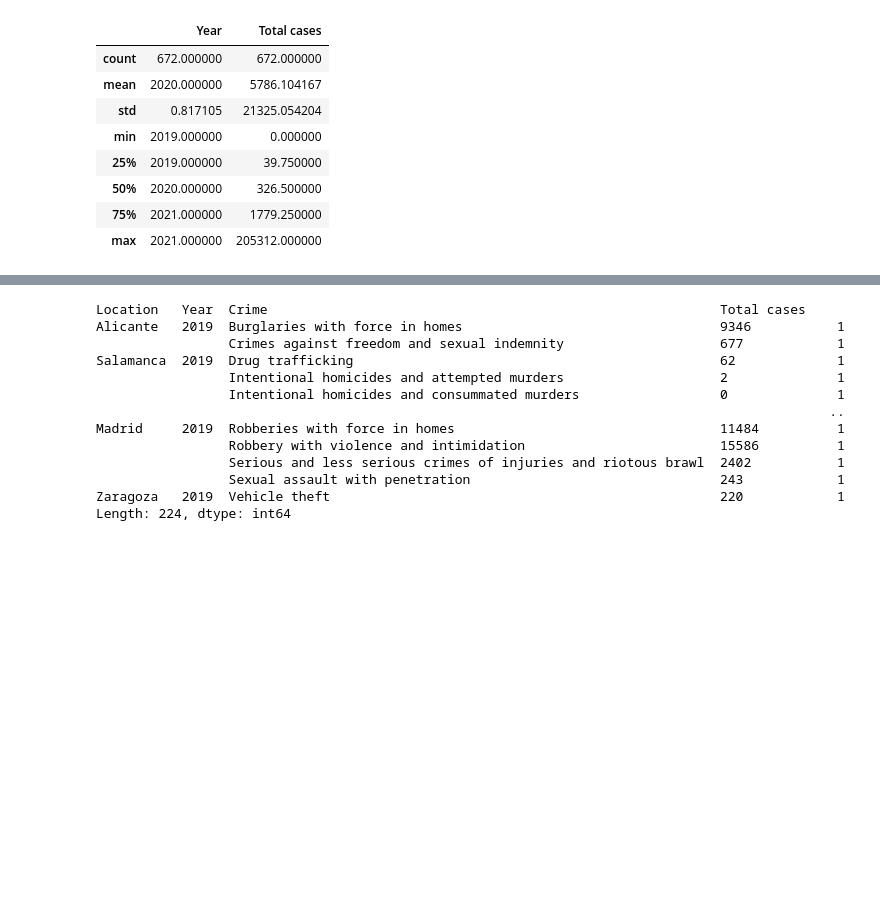
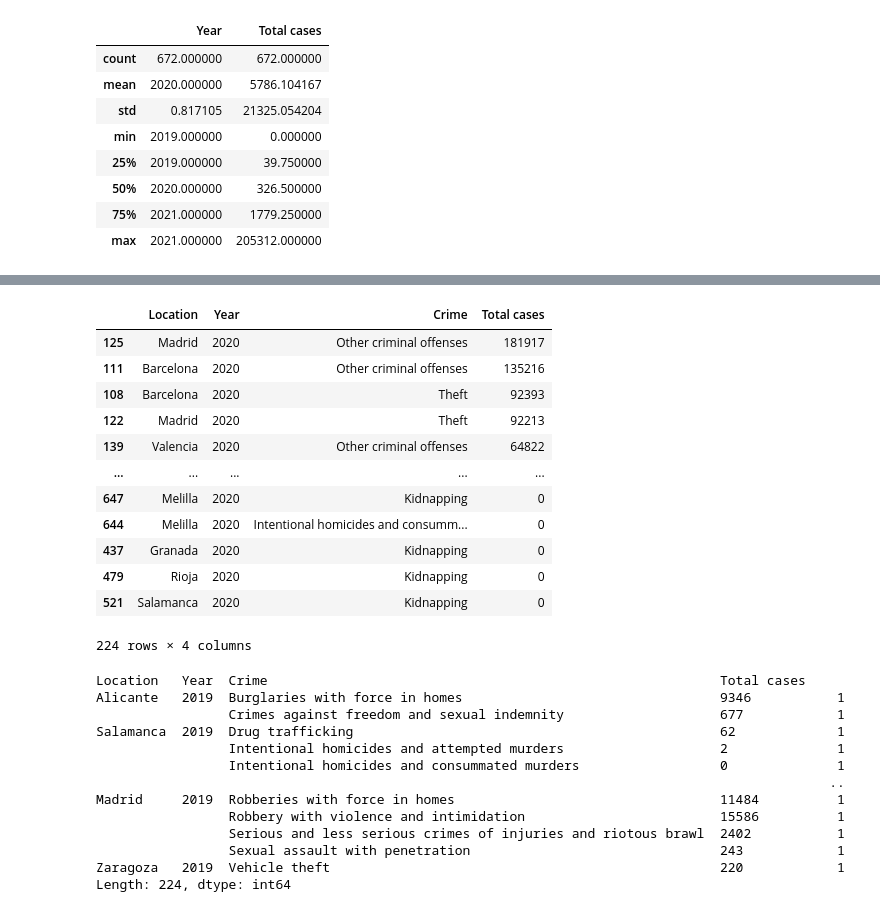
Before and after one commit to captin01/Data_Analysis, a Jupyter notebook: spaincrime.ipynb, the cells around one changed output, grey strips where cells are left out. Saved outputs shown, nothing was run; the diff lists cells and outputs as text; code cells hidden in the pictures; blank space fills up the shorter version.

```diff
--- a/spaincrime.ipynb
+++ b/spaincrime.ipynb
@@ -78,4 +78,20 @@ s_data[s_data.Year == 2019]
 224 rows × 4 columns
+# %%
+s_data[s_data.Year == 2020].sort_values('Total cases', ascending= False)
+# %% [output]
+|  | Location | Year | Crime | Total cases |
+| 125 | Madrid | 2020 | Other criminal offenses | 181917 |
+| 111 | Barcelona | 2020 | Other criminal offenses | 135216 |
+| 108 | Barcelona | 2020 | Theft | 92393 |
+| 122 | Madrid | 2020 | Theft | 92213 |
+| 139 | Valencia | 2020 | Other criminal offenses | 64822 |
+| ... | ... | ... | ... | ... |
+| 647 | Melilla | 2020 | Kidnapping | 0 |
+| 644 | Melilla | 2020 | Intentional homicides and consumm... | 0 |
+| 437 | Granada | 2020 | Kidnapping | 0 |
+| 479 | Rioja | 2020 | Kidnapping | 0 |
+| 521 | Salamanca | 2020 | Kidnapping | 0 |
+224 rows × 4 columns
 # %%
 s_data[s_data.Year == 2019].value_counts()
 # %% [output]
```
Also changed, not shown: parts of 5 cells of this notebook.
